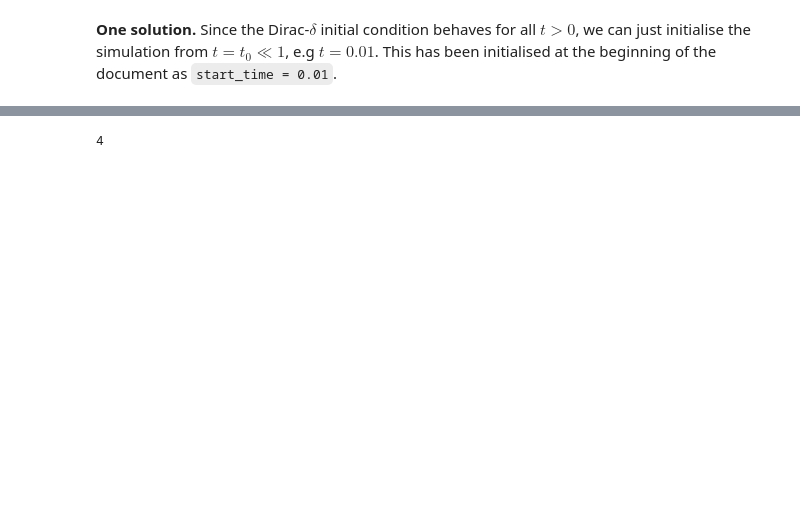
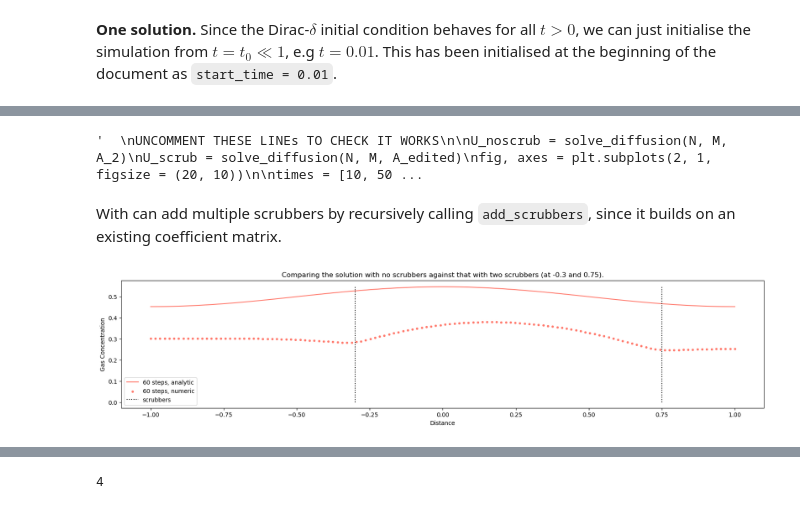
Before and after one commit to farellzev/uoe_industrial_p01, a Jupyter notebook: freds-project1.ipynb, the cells around one changed output, grey strips where cells are left out. Drawn from its saved outputs; the diff is of its cells as text; code cells hidden in the pictures; blank space fills up the shorter version.

```diff
--- a/freds-project1.ipynb
+++ b/freds-project1.ipynb
@@ -410,0 +362,79 @@ Make a function for A.
+# %%
+def add_scrubbers(coeff_A, dt, dx, k_s, pos, w = 0.1):
+    """
+    Reconstructs the coefficient matrix for the forward Euler system
+    by adding scrubbers.
+
+    Input:
+        coeff_A (matrix): the current coefficient matrix
+        dt (float): current time-step
+        dx (float): current space-step
+        k_s (float): relative scrubber strength
+        pos (float): the position of the scrubber
+        w (float): length of interval around the scrubber, default 0.1
+    """
+    C2 = dt * k_s
+
+    # absolute difference from -1
+    absolute_diff = np.abs(pos - -1) if pos < 0 else pos + 1
+    x_index = int(absolute_diff // dx)
+    n_plusminus = int(w // dx)
+
+    # need n to be even for symmetry
+    if (n_plusminus % 2 != 0):
+        n_plusminus += 1
+
+    # add the sink terms around the scrubber
+    start_point = x_index - n_plusminus // 2
+    diag_index = start_point
+
+    # A cannot be in sparse format if editing; so convert and convert back after
+    A_edit = coeff_A.copy().toarray()
+    for i in range(n_plusminus):
+        A_edit[diag_index][diag_index] += C2
+        diag_index += 1
+
+    return scipy.sparse.csr_matrix(A_edit)
+
+# --- test it works as expected by plotting the same scrubber as before
+A_edited = add_scrubbers(A.copy(), dt, dx, 20, 0.5)
+
+"""
+UNCOMMENT THESE LINEs TO CHECK IT WORKS
+
+U_noscrub = solve_diffusion(N, M, A_2)
+U_scrub = solve_diffusion(N, M, A_edited)
+fig, axes = plt.subplots(2, 1, figsize = (20, 10))
+
+times = [10, 50, 100]
+plot_numeric(x, U_noscrub, axes[0], times = times, title = "Diffusion Equation without Scrubbers.")
+plot_numeric(x, U_scrub, axes[1], times = times, title = "Diffusion Equation with Scrubbers.")
+
+plt.tight_layout()
+# plt.show()
+"""
+# %% [output]
+'  \nUNCOMMENT THESE LINEs TO CHECK IT WORKS\n\nU_noscrub = solve_diffusion(N, M, A_2)\nU_scrub = solve_diffusion(N, M, A_edited)\nfig, axes = plt.subplots(2, 1, figsize = (20, 10))\n\ntimes = [10, 50 ...
+# %% [markdown]
+With can add multiple scrubbers by recursively calling `add_scrubbers`, since it builds on an existing coefficient matrix.
+# %%
+original_A = A.copy()
+k = 20
+# add a scrubber at 0.75, then another at -0.3
+A1 = add_scrubbers(original_A, dt, dx, k, 0.75)
+A2 = add_scrubbers(A1.copy(), dt, dx, k, -0.3)
+U_twoscrub = solve_diffusion(N, M, A2)
+
+times = [60]
+fig, ax = plt.subplots(1, 1, figsize = (20, 4))
+
+plot_analytic(x, analytical_sol, ax, times)
+plot_numeric(x, U_twoscrub, ax, times)
+ax.vlines(-0.3, 0, 0.55, color = "black", linestyle = "dotted")
+ax.vlines(0.75, 0, 0.55, color = "black", linestyle = "dotted", label = "scrubbers")
+ax.legend(loc = "best")
+ax.set_title("Comparing the solution with no scrubbers against that with two scrubbers (at -0.3 and 0.75).")
+
+plt.show()
+# %% [output]
+[figure, added]
```
Also changed, not shown: parts of 26 cells of this notebook.
